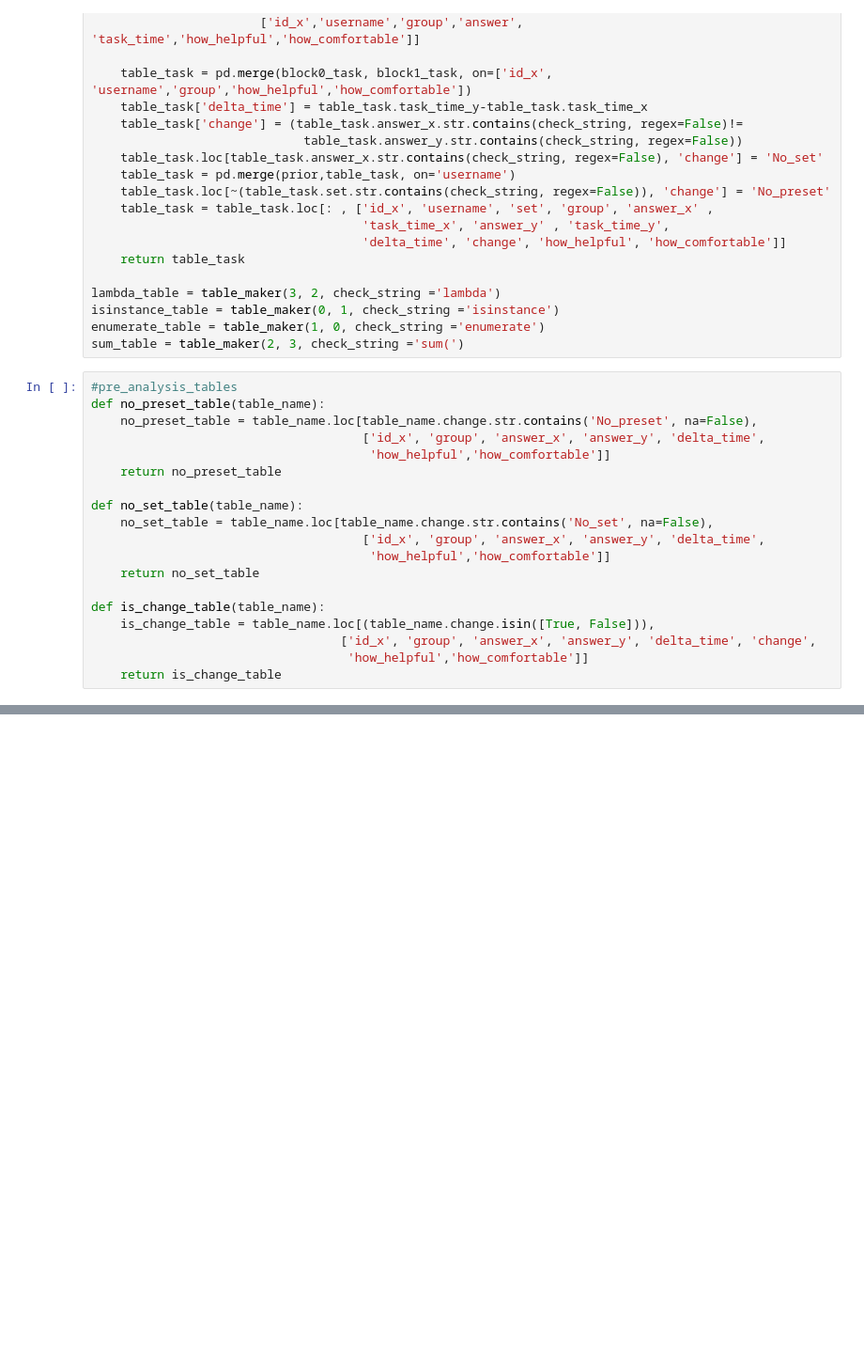
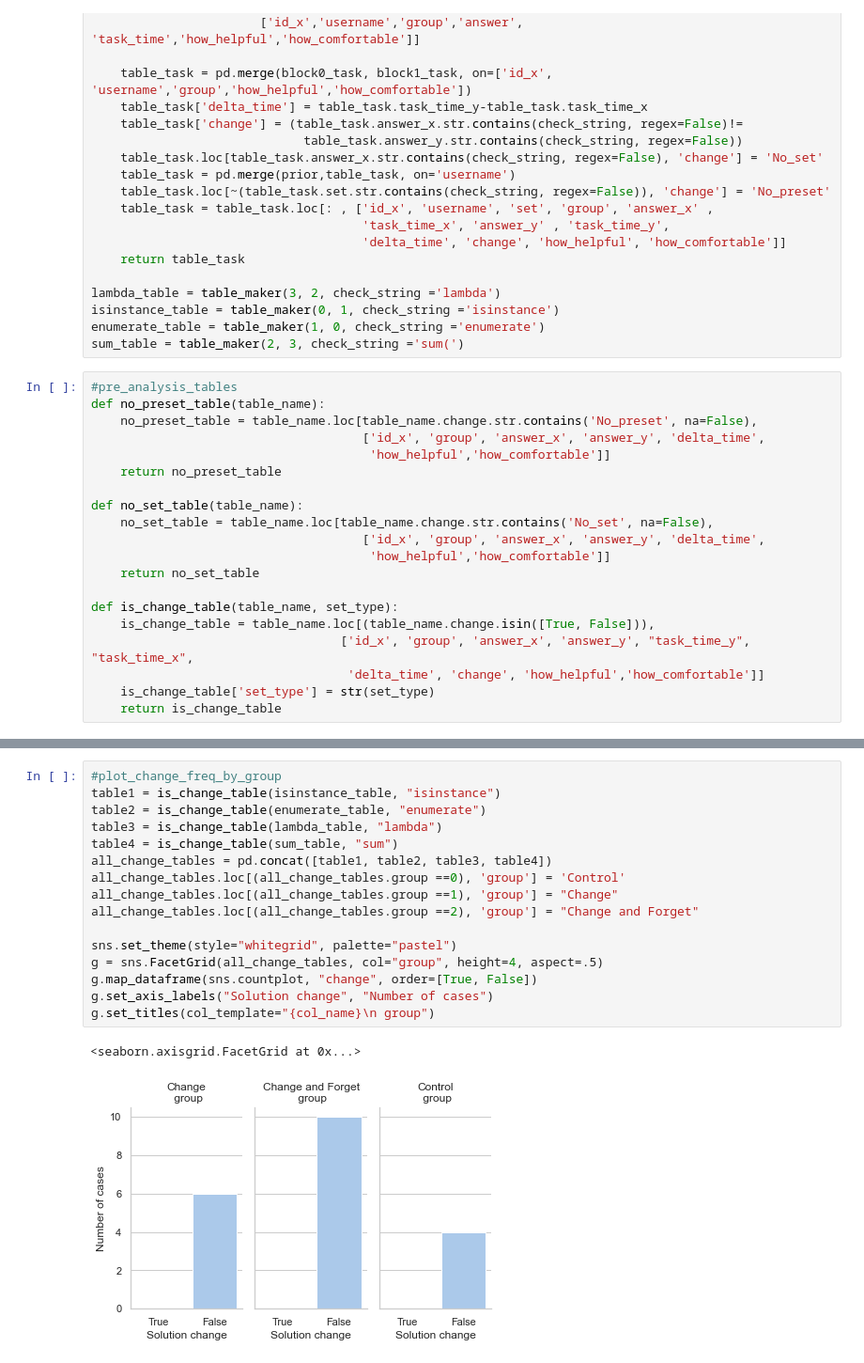
Before and after one commit to JetBrains-Research/overcoming, a Jupyter notebook: calculations/over_cal.ipynb, the cells around one changed output, grey strips where cells are left out. Shown at 94% size. Cells and saved outputs as stored; diff of their text form; blank space fills up the shorter version.

```diff
--- a/calculations/over_cal.ipynb
+++ b/calculations/over_cal.ipynb
@@ -59,10 +63,11 @@ def no_set_table(table_name):
                                       'how_helpful','how_comfortable']]
     return no_set_table
 
-def is_change_table(table_name):
+def is_change_table(table_name, set_type):
     is_change_table = table_name.loc[(table_name.change.isin([True, False])),
-                                  ['id_x', 'group', 'answer_x', 'answer_y', 'delta_time', 'change',
-                                   'how_helpful','how_comfortable']]
+                                  ['id_x', 'group', 'answer_x', 'answer_y', "task_time_y", "task_time_x",
+                                   'delta_time', 'change', 'how_helpful','how_comfortable']]
+    is_change_table['set_type'] = str(set_type)
     return is_change_table
 # %%
 #to_see_the_tables
@@ -136,0 +147,19 @@ sns.displot(new_df, x="set_y", hue="set_y", stat="density", alpha=0.6)
+# %%
+#plot_change_freq_by_group
+table1 = is_change_table(isinstance_table, "isinstance")
+table2 = is_change_table(enumerate_table, "enumerate")
+table3 = is_change_table(lambda_table, "lambda")
+table4 = is_change_table(sum_table, "sum")
+all_change_tables = pd.concat([table1, table2, table3, table4])
+all_change_tables.loc[(all_change_tables.group ==0), 'group'] = 'Control'
+all_change_tables.loc[(all_change_tables.group ==1), 'group'] = "Change"
+all_change_tables.loc[(all_change_tables.group ==2), 'group'] = "Change and Forget"
+
+sns.set_theme(style="whitegrid", palette="pastel")
+g = sns.FacetGrid(all_change_tables, col="group", height=4, aspect=.5)
+g.map_dataframe(sns.countplot, "change", order=[True, False])
+g.set_axis_labels("Solution change", "Number of cases")
+g.set_titles(col_template="{col_name}\n group")
+# %% [output]
+<seaborn.axisgrid.FacetGrid at 0x...>
+[figure, added]
```
Also changed, not shown: parts of 12 cells of this notebook.
